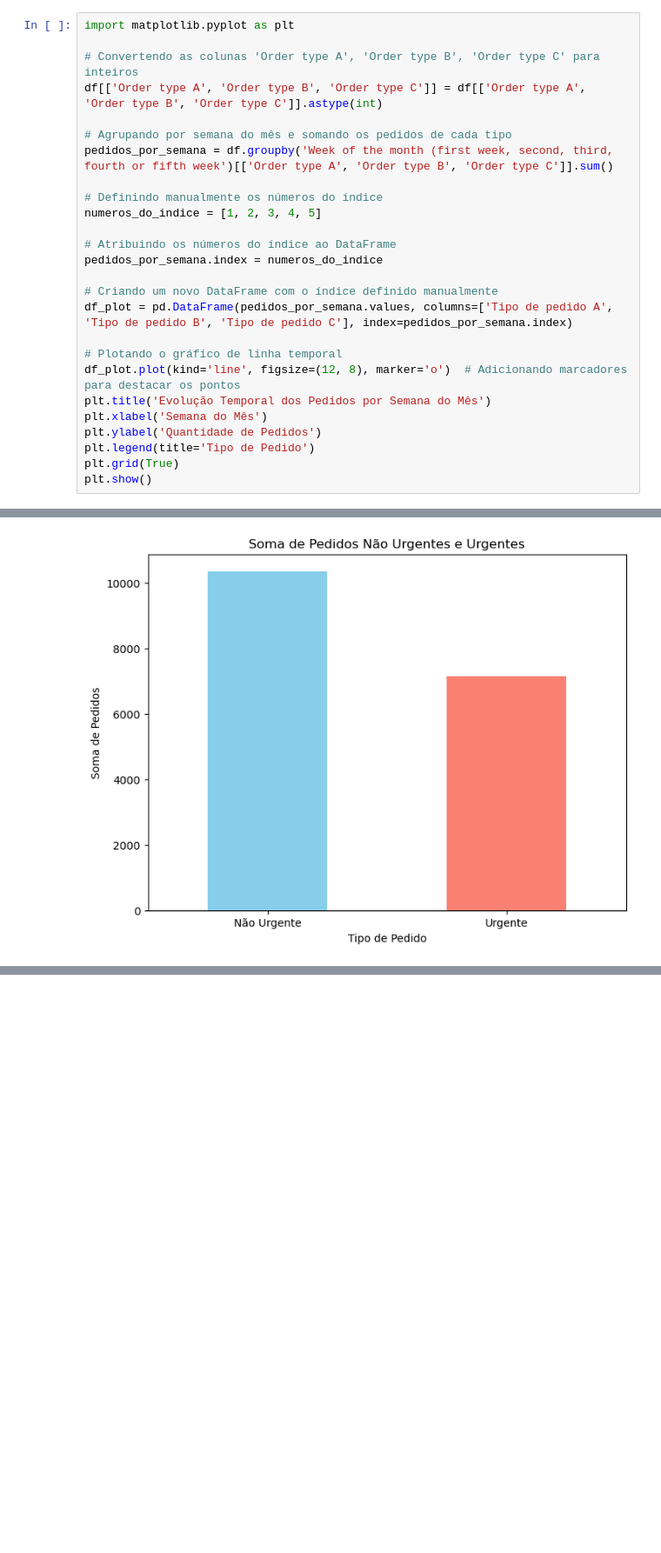
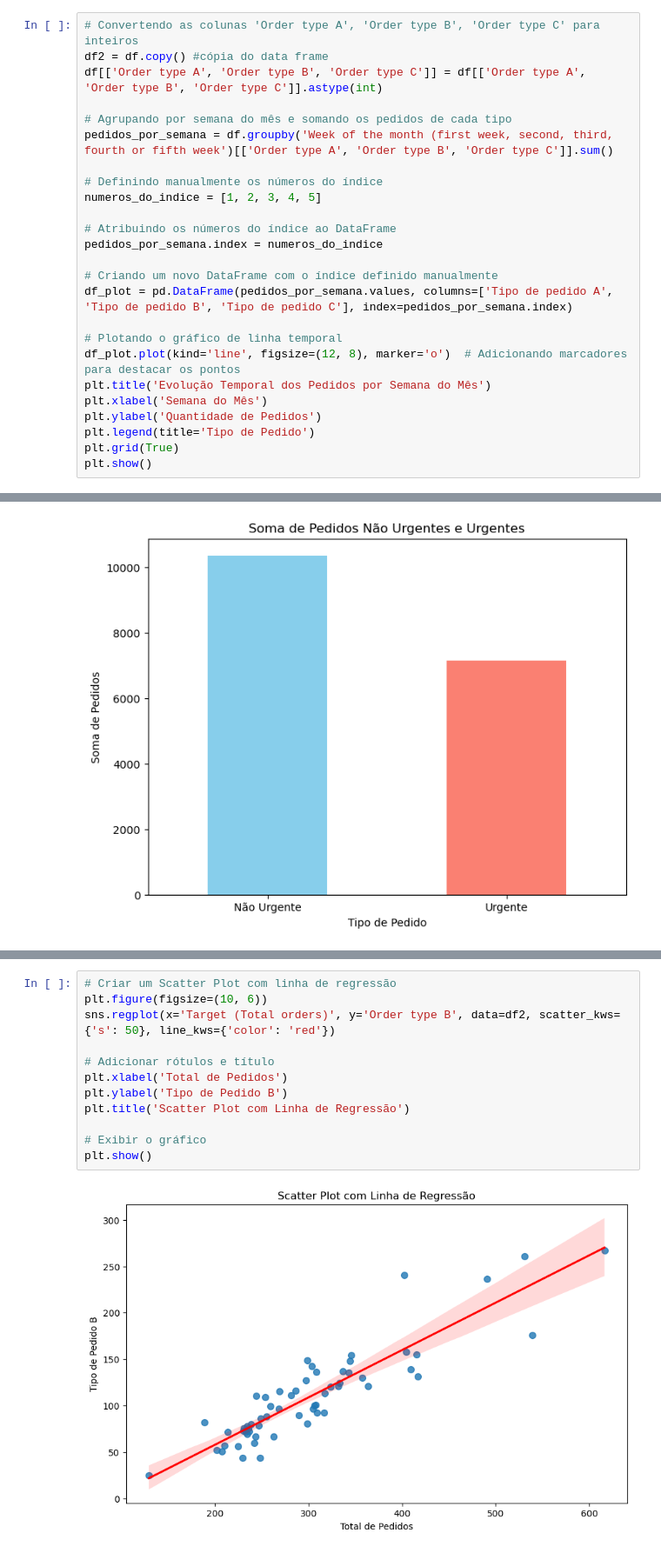
Before and after one commit to BrunoOSoares/Projeto-Analise-Descritiva, a Jupyter notebook: Trabalho_Final_Big_Data.ipynb, the cells around one changed output, grey strips where cells are left out. Shown at 87% size. Drawn from its saved outputs; the diff is of its cells as text; blank space fills up the shorter version.

```diff
--- a/Trabalho_Final_Big_Data.ipynb
+++ b/Trabalho_Final_Big_Data.ipynb
@@ -82,7 +87,6 @@ Uma breve interpretação geral das estatisticas descritivas usadas no comando d
 # %%
-import matplotlib.pyplot as plt
-
 # Convertendo as colunas 'Order type A', 'Order type B', 'Order type C' para inteiros
+df2 = df.copy() #cópia do data frame
 df[['Order type A', 'Order type B', 'Order type C']] = df[['Order type A', 'Order type B', 'Order type C']].astype(int)
 
 # Agrupando por semana do mês e somando os pedidos de cada tipo
@@ -200,0 +271,14 @@ _= sns.heatmap(df.corr(), cmap = 'Blues', linewidth = 0.4, annot = True)
+# %%
+# Criar um Scatter Plot com linha de regressão
+plt.figure(figsize=(10, 6))
+sns.regplot(x='Target (Total orders)', y='Order type B', data=df2, scatter_kws={'s': 50}, line_kws={'color': 'red'})
+
+# Adicionar rótulos e título
+plt.xlabel('Total de Pedidos')
+plt.ylabel('Tipo de Pedido B')
+plt.title('Scatter Plot com Linha de Regressão')
+
+# Exibir o gráfico
+plt.show()
+# %% [output]
+[figure, added]
```
Also changed, not shown: parts of 21 cells of this notebook.
